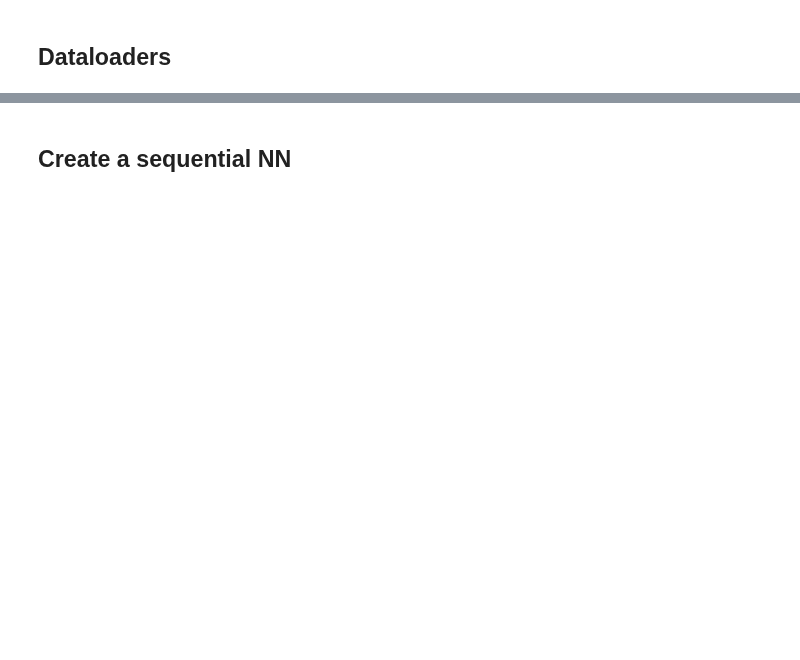
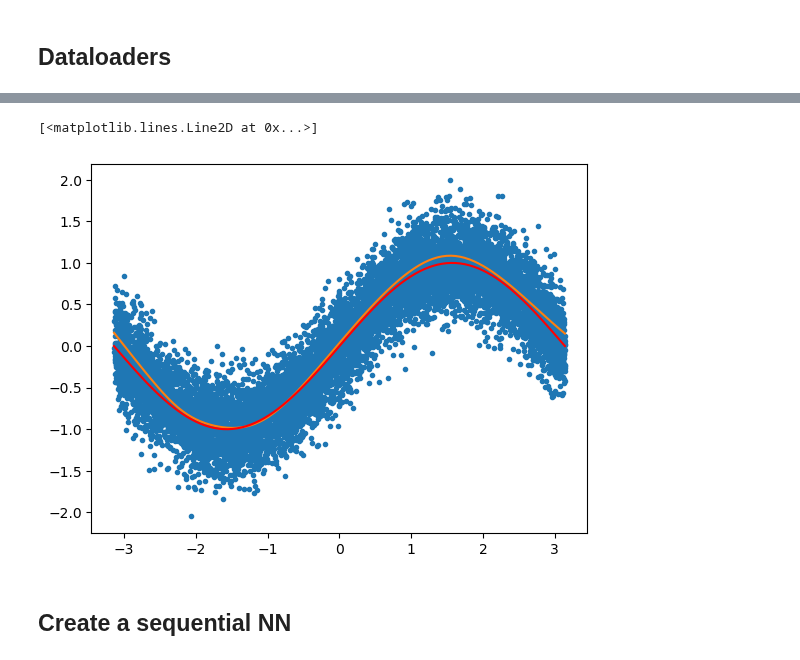
Before and after one commit to Lolillosky/PHD_CVA, a Jupyter notebook: Pytorch_learn/PytorchLessons.ipynb, the cells around one changed output, grey strips where cells are left out. Drawn from its saved outputs; the diff is of its cells as text; code cells hidden in the pictures; blank space fills up the shorter version.

```diff
--- a/Pytorch_learn/PytorchLessons.ipynb
+++ b/Pytorch_learn/PytorchLessons.ipynb
@@ -764,0 +974,27 @@ print(y_batch)
+# %%
+model = MyModel3(1)
+
+optimizer = torch.optim.Adam(model.parameters(), lr=0.01)
+
+loss_fn = nn.MSELoss()
+
+batch_size = 64
+num_batches = x.shape[0] // batch_size
+
+for epoch in range(20):
+    for i in range(num_batches):
+        x_batch = x[i*batch_size:(i+1)*batch_size]
+        y_batch = y[i*batch_size:(i+1)*batch_size]
+        prediction = model(x_batch)
+        loss = loss_fn(prediction, y_batch)
+        optimizer.zero_grad()
+        loss.backward()
+        optimizer.step()
+    if epoch % 1 == 0:
+        print(f'Epoch {epoch}, Loss: {loss.item()}')
+
+
+plt.plot(x.numpy(), y.numpy(), '.')
+plt.plot(np.linspace(-1*np.pi, 1*np.pi, 100), model(torch.tensor(np.linspace(-1*np.pi, 1*np.pi, 100), dtype=torch.float64).reshape(-1,1)).detach().numpy())
+plt.plot(np.linspace(-1*np.pi, 1*np.pi, 100), np.sin(np.linspace(-1*np.pi, 1*np.pi, 100)), 'r')
+# %% [output]
@@ -765,3 +1021,5 @@ print(y_batch)
+[<matplotlib.lines.Line2D at 0x...>]
+[figure, added]
 # %% [markdown]
 ## Create a sequential NN
 # %%
```
Also changed, not shown: parts of 30 cells of this notebook.
